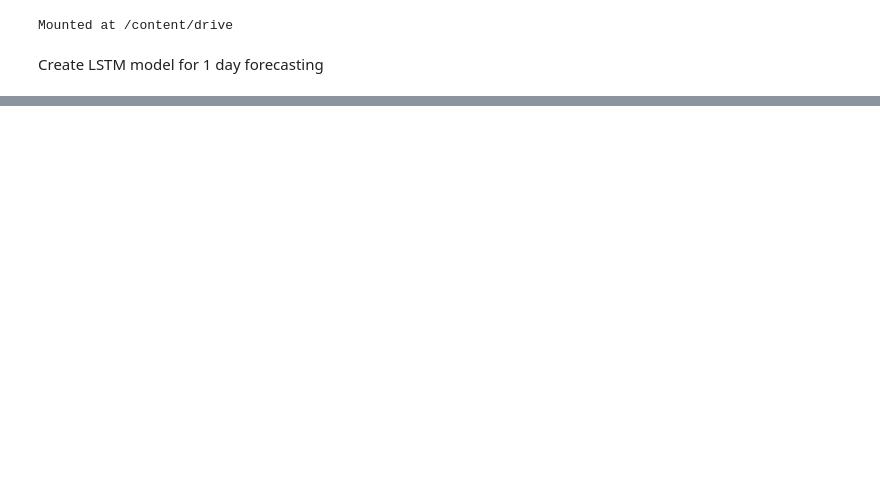
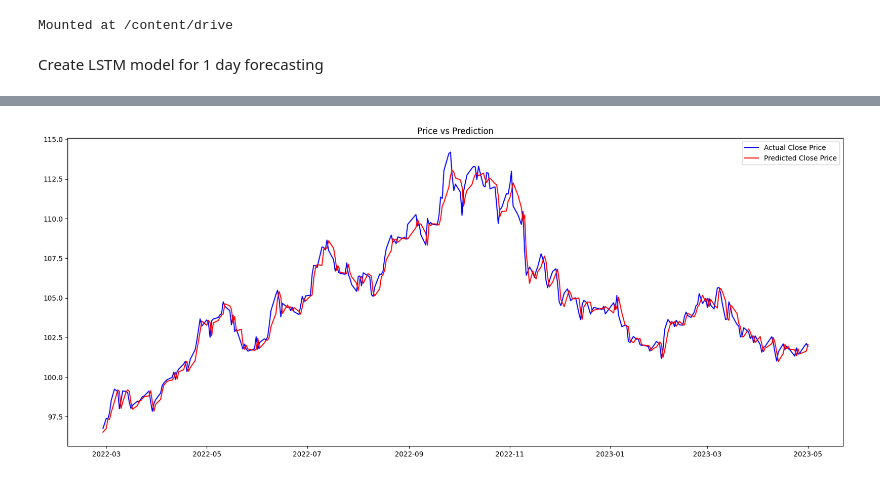
Before and after one commit to pyagoubi/Stuff, a Jupyter notebook: Untitled15.ipynb, the cells around one changed output, grey strips where cells are left out. Cells and saved outputs as stored; diff of their text form; code cells hidden in the pictures; blank space fills up the shorter version.

```diff
--- a/Untitled15.ipynb
+++ b/Untitled15.ipynb
@@ -171,0 +191,38 @@ train1d(model1d, train_sequences1d, train_target1d, valid_sequences1d, valid_tar
+# %%
+
+
+f_scaler1d = MinMaxScaler(feature_range=(-1, 1))
+t_scaler1d = MinMaxScaler(feature_range=(-1, 1))
+t_scaler30m = MinMaxScaler(feature_range=(-1, 1))
+
+#LSTM 1d model
+
+df_1d, data_1draw = load_data(path = cfg_LSTM1d.path, features = cfg_LSTM1d.features, type = '1d')
+split_row1d = splitrow(df_1d, split_fraction = cfg_LSTM1d.split_fraction)
+train_1d, valid_1d = trainvalidsplit(df_1d, split_row = split_row1d)
+
+train1d_scaled = train_1d.copy()
+valid1d_scaled = valid_1d.copy()
+train1d_scaled[cfg_LSTM1d.target] = t_scaler1d.fit_transform(train_1d[cfg_LSTM1d.target].values.reshape(-1,1))
+valid1d_scaled[cfg_LSTM1d.target] = t_scaler1d.fit_transform(valid_1d[cfg_LSTM1d.target].values.reshape(-1,1))
+
+train_sequences1d, train_target1d = create_sequences(df = train1d_scaled, seq_length = cfg_LSTM1d.sequence_length)
+valid_sequences1d, valid_target1d = create_sequences(df = valid1d_scaled, seq_length = cfg_LSTM1d.sequence_length)
+
+model1d = LSTM1d()
+model1d = model1d.to(device)
+
+train_fn(model = model1d, train = train_sequences1d, train_target = train_target1d, valid = valid_sequences1d,
+         valid_target = valid_target1d, learning_rate = cfg_LSTM1d.learning_rate,
+         num_epochs = cfg_LSTM1d.num_epochs, save_path = cfg_LSTM1d.save_path, type = '1d')
+
+pred1d = createpreds(model_path = cfg_LSTM1d.save_path, t_scaler = t_scaler1d,
+                     sequences = valid_sequences1d, device = device )
+
+bt_df = create_fulldf(data_raw = data_1draw, preds = pred1d, cols = cfg_LSTM1d.cols,
+                      startrow = split_row1d + cfg_LSTM1d.sequence_length)
+
+plotpred(df = bt_df, actual = 'close', pred = 'predictions_1d', length = 300)
+
+#LSTM 30m model
+# %% [output]
@@ -171,0 +246 @@ train1d(model1d, train_sequences1d, train_target1d, valid_sequences1d, valid_tar
+[figure, added]
```
Also changed, not shown: parts of 4 cells of this notebook.
